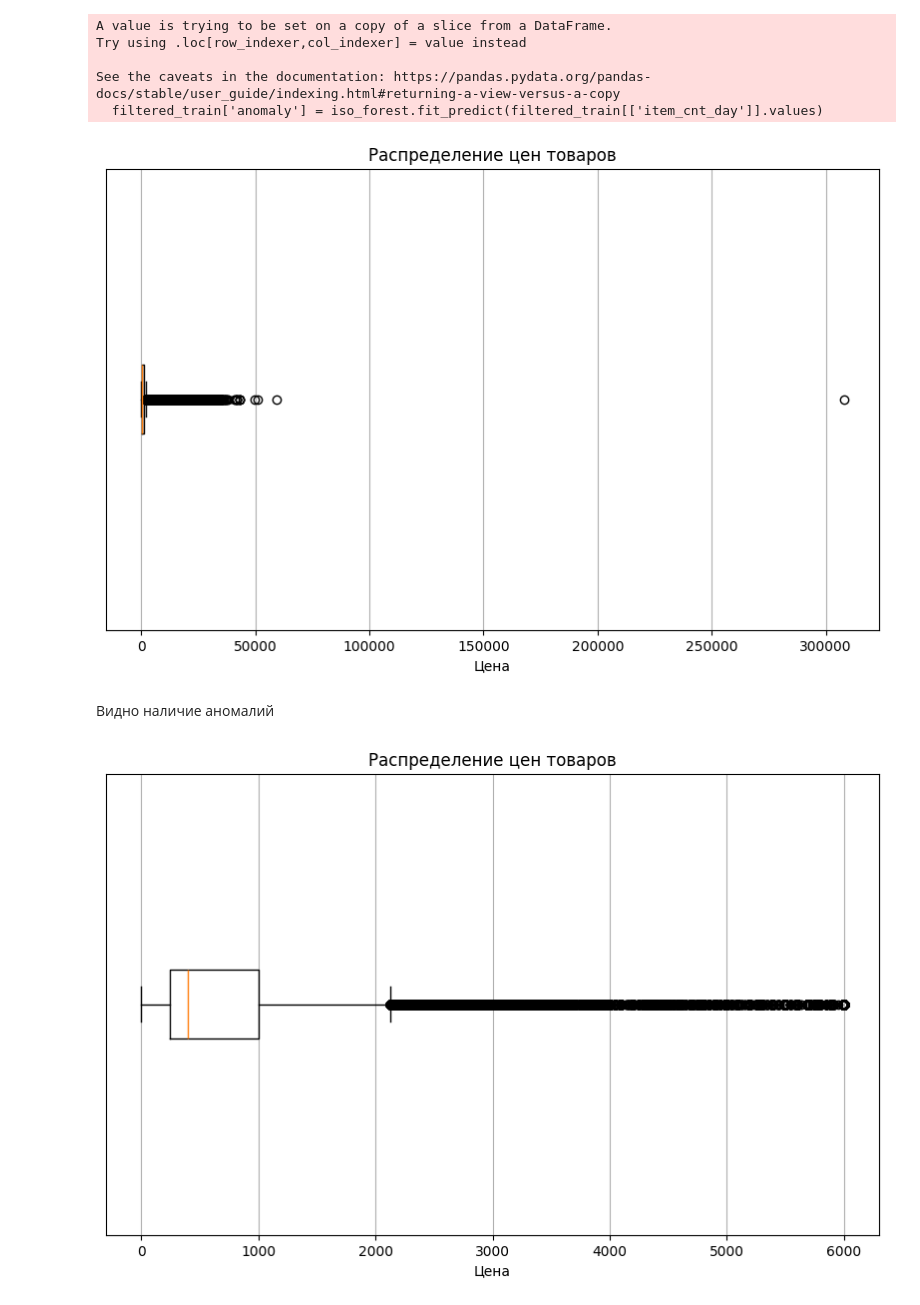
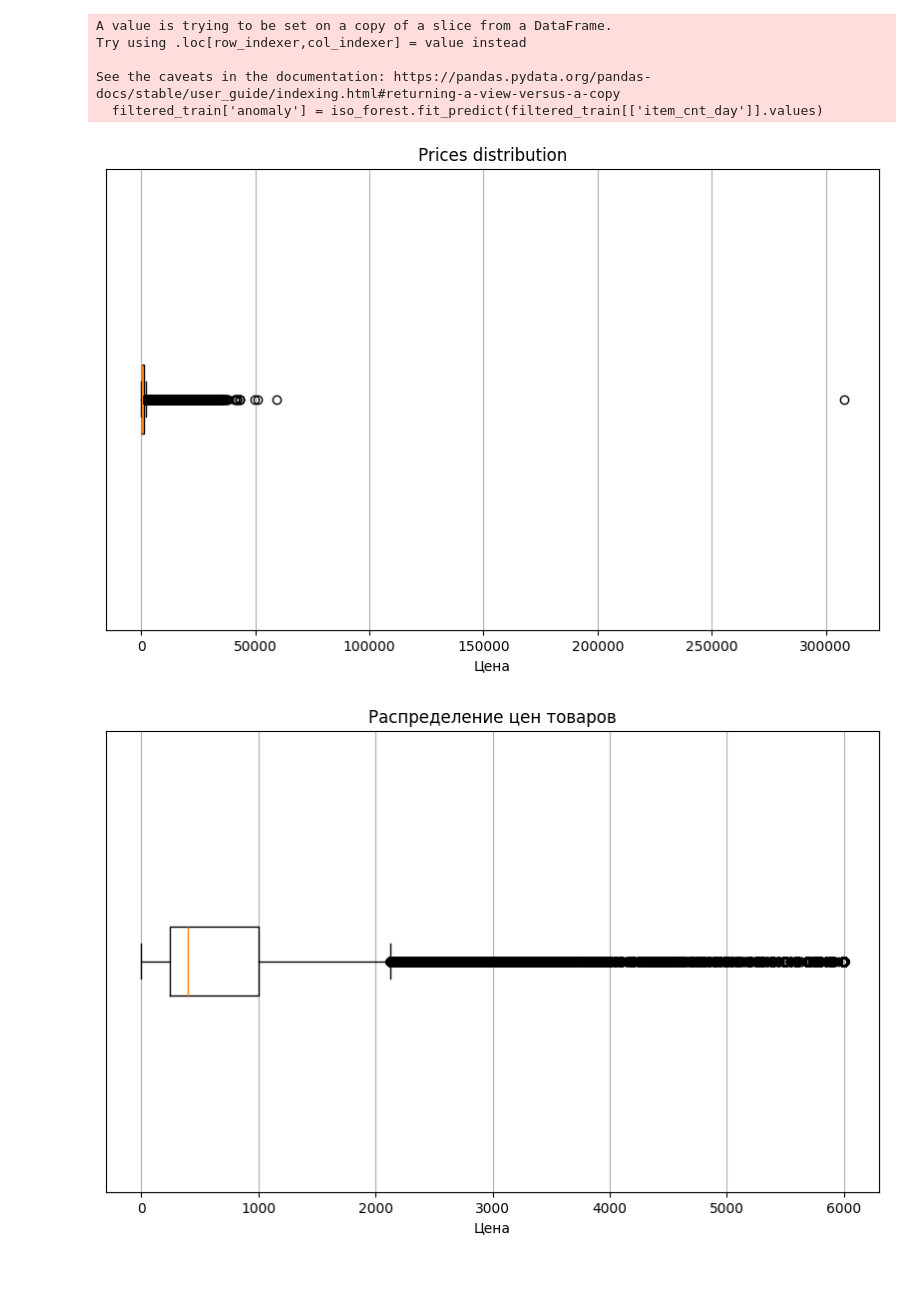
Before and after one commit to ffjjzz/InnowiseInternship, a Jupyter notebook: notebooks/ETL.ipynb, the cells around one changed output. Saved outputs shown, nothing was run; the diff lists cells and outputs as text; code cells hidden in the pictures; blank space fills up the shorter version.

```diff
--- a/notebooks/ETL.ipynb
+++ b/notebooks/ETL.ipynb
@@ -161,14 +157,12 @@ See the caveats in the documentation: https://pandas.pydata.org/pandas-docs/stab
 # %%
 plt.figure(figsize=(10, 6))
 plt.boxplot(sales_train_cleaned['item_price'], vert=False)
-plt.title('Распределение цен товаров')
+plt.title('Prices distribution')
 plt.xlabel('Цена')
 plt.yticks([])
 plt.grid(True)
 # %% [output]
-[figure, old version]
+[figure, new version]
-# %% [markdown]
-Видно наличие аномалий
 # %%
 upper_quantile = sales_train_cleaned['item_price'].quantile(0.99)
 sales_train_filtered = sales_train_cleaned[sales_train_cleaned['item_price'] <= upper_quantile]
```
Also changed, not shown: parts of 16 cells of this notebook, 1 other file.
